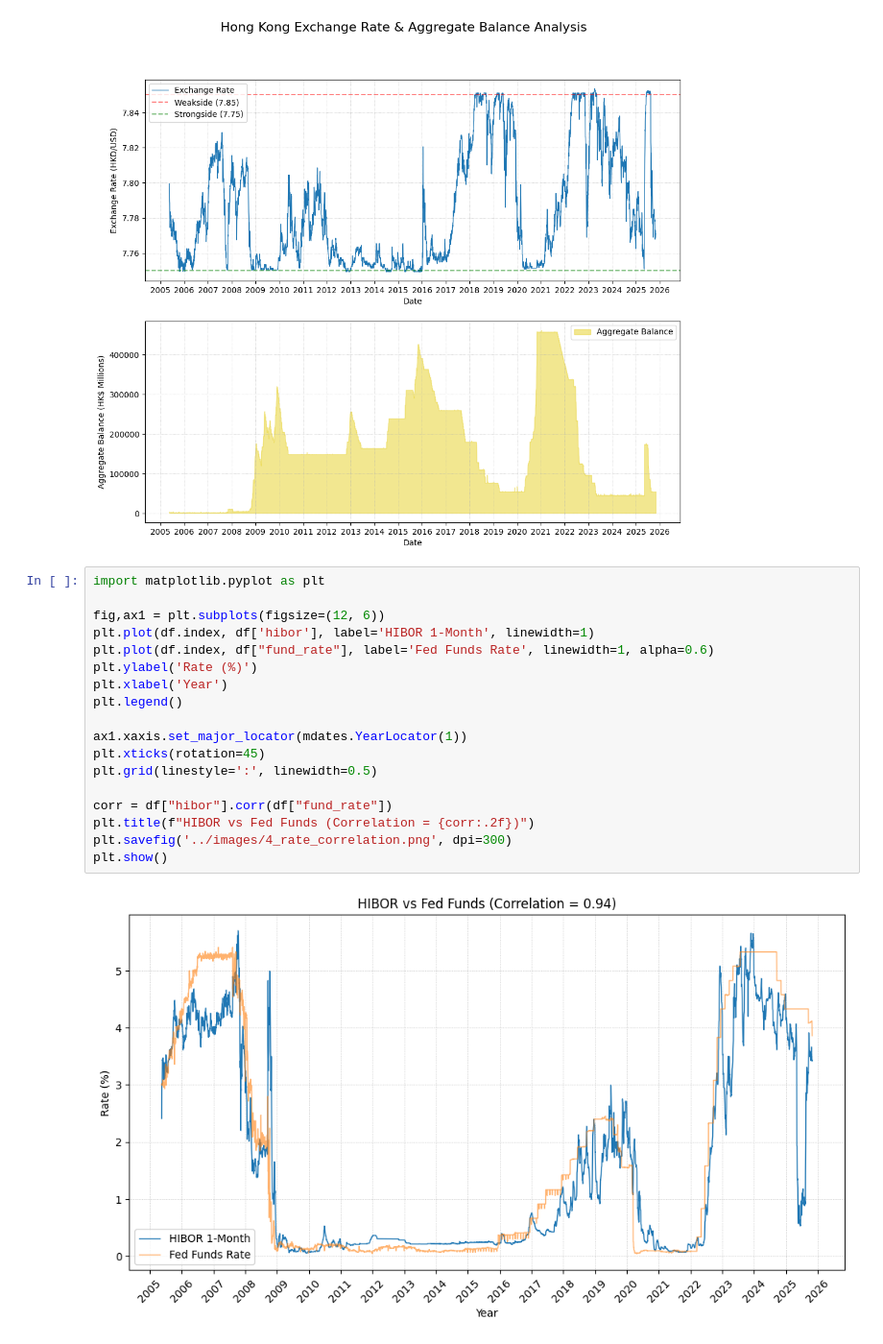
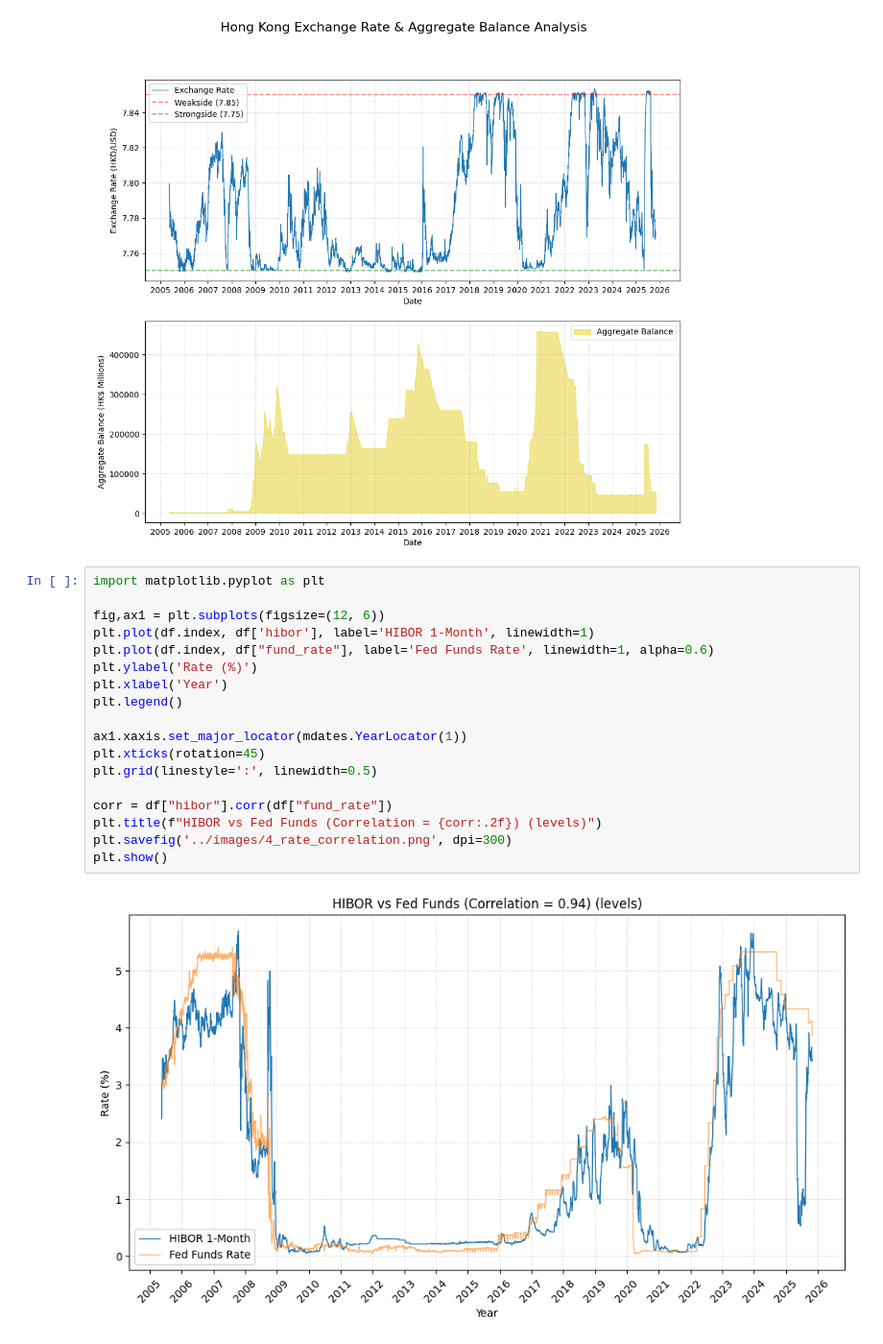
Before and after one commit to RianMehta21/hkd-peg-analysis, a Jupyter notebook: notebooks/analysis.ipynb, the cells around one changed output. Shown at 96% size. Saved outputs shown, nothing was run; the diff lists cells and outputs as text.

Commit message:
Reword peg limit days, label HIBOR correlation as levels, fix 2008 window

```diff
--- a/notebooks/analysis.ipynb
+++ b/notebooks/analysis.ipynb
@@ -305,20 +324,20 @@ plt.show()
 # %%
 import matplotlib.pyplot as plt
 
 fig,ax1 = plt.subplots(figsize=(12, 6))
 plt.plot(df.index, df['hibor'], label='HIBOR 1-Month', linewidth=1)
 plt.plot(df.index, df["fund_rate"], label='Fed Funds Rate', linewidth=1, alpha=0.6)
 plt.ylabel('Rate (%)')
 plt.xlabel('Year')
 plt.legend()
 
 ax1.xaxis.set_major_locator(mdates.YearLocator(1))
 plt.xticks(rotation=45)
 plt.grid(linestyle=':', linewidth=0.5)
 
 corr = df["hibor"].corr(df["fund_rate"])
-plt.title(f"HIBOR vs Fed Funds (Correlation = {corr:.2f})")
+plt.title(f"HIBOR vs Fed Funds (Correlation = {corr:.2f}) (levels)")
 plt.savefig('../images/4_rate_correlation.png', dpi=300)
 plt.show()
 # %% [output]
-[figure, old version]
+[figure, new version]
```
Also changed, not shown: parts of 4 cells of this notebook, 2 other files.
